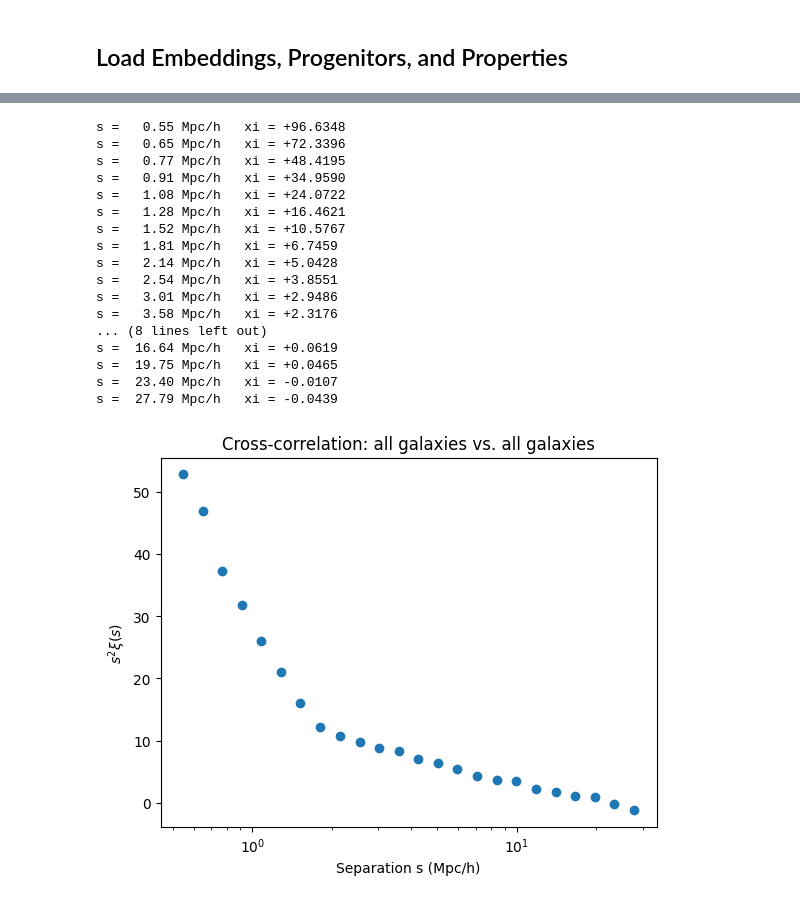
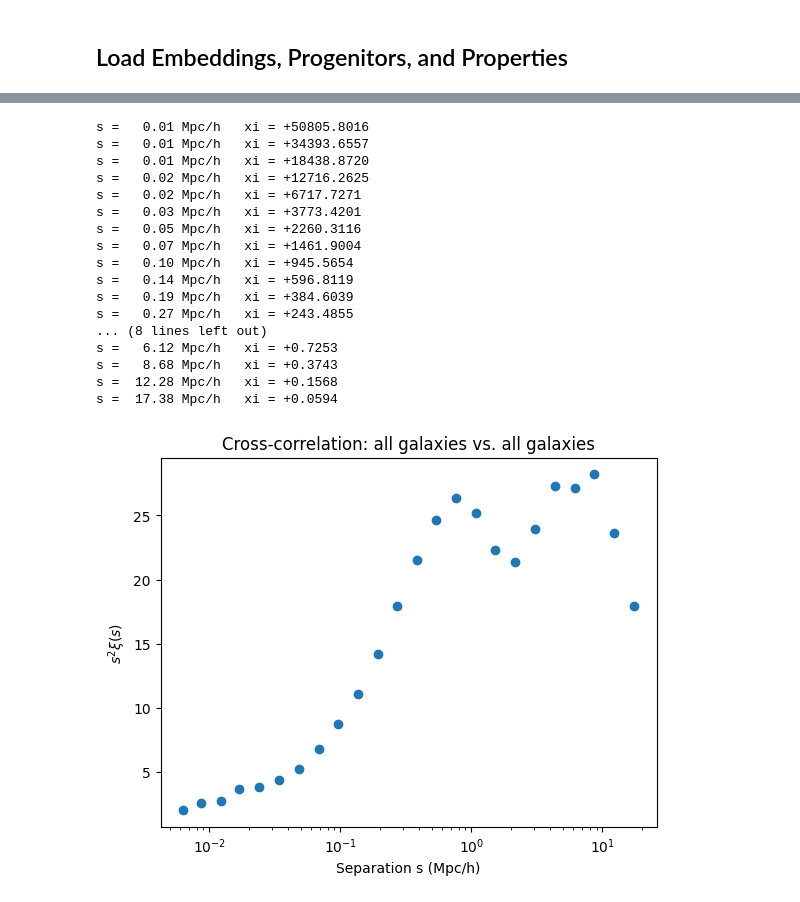
Before and after one commit to asmuzsoy/galaxy-manifolds, a Jupyter notebook: cross_correlations.ipynb, the cells around one changed output, grey strips where cells are left out. Drawn from its saved outputs; the diff is of its cells as text; code cells hidden in the pictures.

```diff
--- a/cross_correlations.ipynb
+++ b/cross_correlations.ipynb
@@ -43,19 +18,0 @@ progenitor_properties.csv: 10000 rows
-# %%
-# Build SubfindID -> embedding-row lookup tables per snapshot
-sid_to_row = {s: {int(sid): i for i, sid in enumerate(emb[s]['original_index'])} for s in SNAPS}
-
-# For each z=0 galaxy, find its embedding-row at every snapshot (or -1 if not present)
-n_z0 = len(prog)
-row_at = {s: np.full(n_z0, -1, dtype=int) for s in SNAPS}
-for i, r in prog.iterrows():
-    row_at[99][i] = sid_to_row[99].get(int(r['subfind_z0']), -1)
-    for s in [51, 33, 17]:
-        col = f'subfind_snap_{s}'
-        if pd.notna(r[col]):
-            row_at[s][i] = sid_to_row[s].get(int(r[col]), -1)
-
-# Mask: z=0 galaxies that have a progenitor present in the embedding at every snapshot
-all_present = np.ones(n_z0, dtype=bool)
-for s in SNAPS:
-    all_present &= (row_at[s] >= 0)
-print(f'Galaxies with progenitors in all 4 embeddings: {all_present.sum()} / {n_z0}')
@@ -87,5 +19,5 @@ emb[99]['embedding'].shape
 # %%
-data99 = np.load('snapshot99_embedding.npz')
+data99 = np.load('snapshot99_embedding_r2_all.npz')
 positions_z0 = data99['positions']   # shape (N, 3): [x, y, z] per galaxy
 print(positions_z0.shape)
 # %% [output]
@@ -97,9 +33,9 @@ data99['embedding'].shape
 # %%
 boxsize = 75.0
-edges = np.logspace(np.log10(0.5), np.log10(30.0), 25)        # s bin edges in Mpc/h
+edges = np.logspace(np.log10(0.5), np.log10(20.0), 25)        # s bin edges in Mpc/h
 
 # all z=0 positions, row-aligned with X[99]
-positions_z0 = np.load('snapshot99_embedding.npz')['positions']   # (N, 3) Mpc/h
+positions_z0 = data99['positions']   # (N, 3) Mpc/h
 
 # top third of embedding Dim 1
 dim1   = data99['embedding'][:, 0]
@@ -151,9 +91,9 @@ plt.show()
 # %%
 boxsize = 75.0
-edges = np.logspace(np.log10(0.5), np.log10(30.0), 25)        # s bin edges in Mpc/h
+edges = np.logspace(np.log10(0.005), np.log10(20.0), 25)    # s bin edges in Mpc/h
 
 # all z=0 positions, row-aligned with X[99]
-positions_z0 = np.load('snapshot99_embedding.npz')['positions']   # (N, 3) Mpc/h
+positions_z0 = data99['positions']   # (N, 3) Mpc/h
 
 # top third of embedding Dim 1
 dim1   = data99['embedding'][:, 0]
@@ -208,38 +148,37 @@ plt.show()
 # %%
 result = TwoPointCorrelationFunction(
     's', edges,
-    data_positions1=pos_all.T,              # all galaxies
-    data_positions2=pos_all.T,              # quanitle
+    data_positions1=pos_all.T,              # all galaxies           # quanitle
     los='z',
     boxsize=boxsize,
 )
 
 s, xi = result(return_sep=True)
 for r, x in zip(s, xi):
     print(f"s = {r:6.2f} Mpc/h   xi = {x:+.4f}")
 
-plt.plot(s, s * xi, 'o')
+plt.plot(s, s**2 * xi, 'o')
 plt.xlabel('Separation s (Mpc/h)')
 plt.ylabel("$s^2 \\xi(s)$")
 plt.title('Cross-correlation: all galaxies vs. all galaxies')
 plt.xscale('log')
 plt.show()
 # %% [output]
-s =   0.55 Mpc/h   xi = +96.6348
-s =   0.65 Mpc/h   xi = +72.3396
-s =   0.77 Mpc/h   xi = +48.4195
-s =   0.91 Mpc/h   xi = +34.9590
-s =   1.08 Mpc/h   xi = +24.0722
-s =   1.28 Mpc/h   xi = +16.4621
-s =   1.52 Mpc/h   xi = +10.5767
-s =   1.81 Mpc/h   xi = +6.7459
-s =   2.14 Mpc/h   xi = +5.0428
-s =   2.54 Mpc/h   xi = +3.8551
-s =   3.01 Mpc/h   xi = +2.9486
-s =   3.58 Mpc/h   xi = +2.3176
+s =   0.01 Mpc/h   xi = +50805.8016
+s =   0.01 Mpc/h   xi = +34393.6557
+s =   0.01 Mpc/h   xi = +18438.8720
+s =   0.02 Mpc/h   xi = +12716.2625
+s =   0.02 Mpc/h   xi = +6717.7271
+s =   0.03 Mpc/h   xi = +3773.4201
+s =   0.05 Mpc/h   xi = +2260.3116
+s =   0.07 Mpc/h   xi = +1461.9004
+s =   0.10 Mpc/h   xi = +945.5654
+s =   0.14 Mpc/h   xi = +596.8119
+s =   0.19 Mpc/h   xi = +384.6039
+s =   0.27 Mpc/h   xi = +243.4855
 ... (8 lines left out)
-s =  16.64 Mpc/h   xi = +0.0619
-s =  19.75 Mpc/h   xi = +0.0465
-s =  23.40 Mpc/h   xi = -0.0107
-s =  27.79 Mpc/h   xi = -0.0439
+s =   6.12 Mpc/h   xi = +0.7253
+s =   8.68 Mpc/h   xi = +0.3743
+s =  12.28 Mpc/h   xi = +0.1568
+s =  17.38 Mpc/h   xi = +0.0594
-[figure, old version]
+[figure, new version]
```
Also changed, not shown: parts of 23 cells of this notebook, 3 other files.
